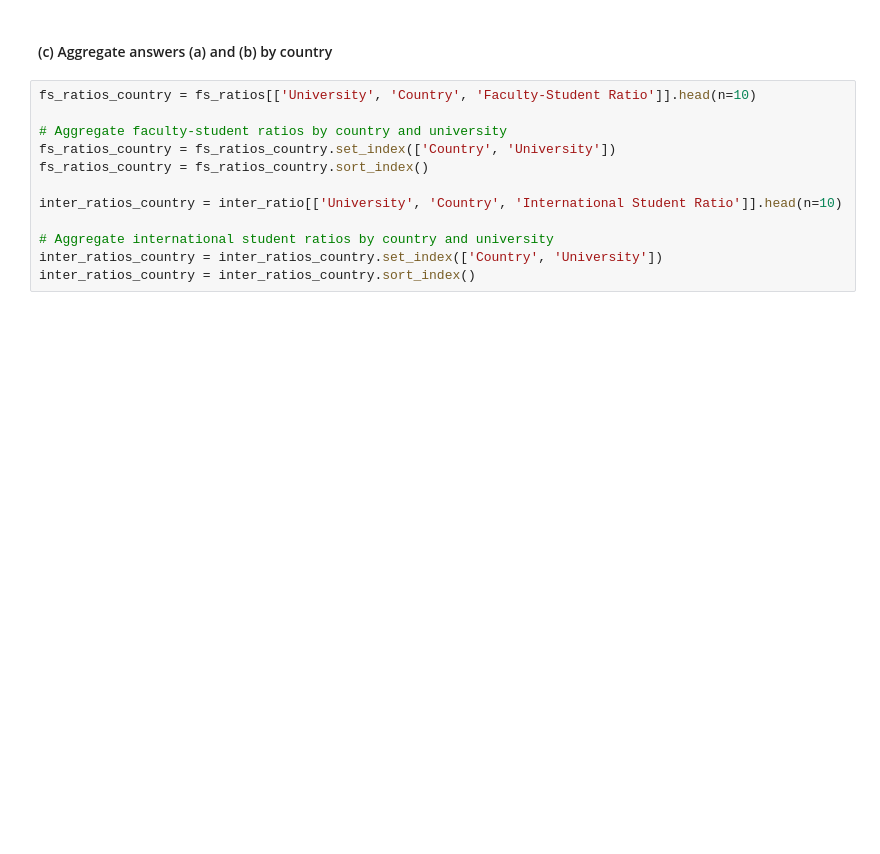
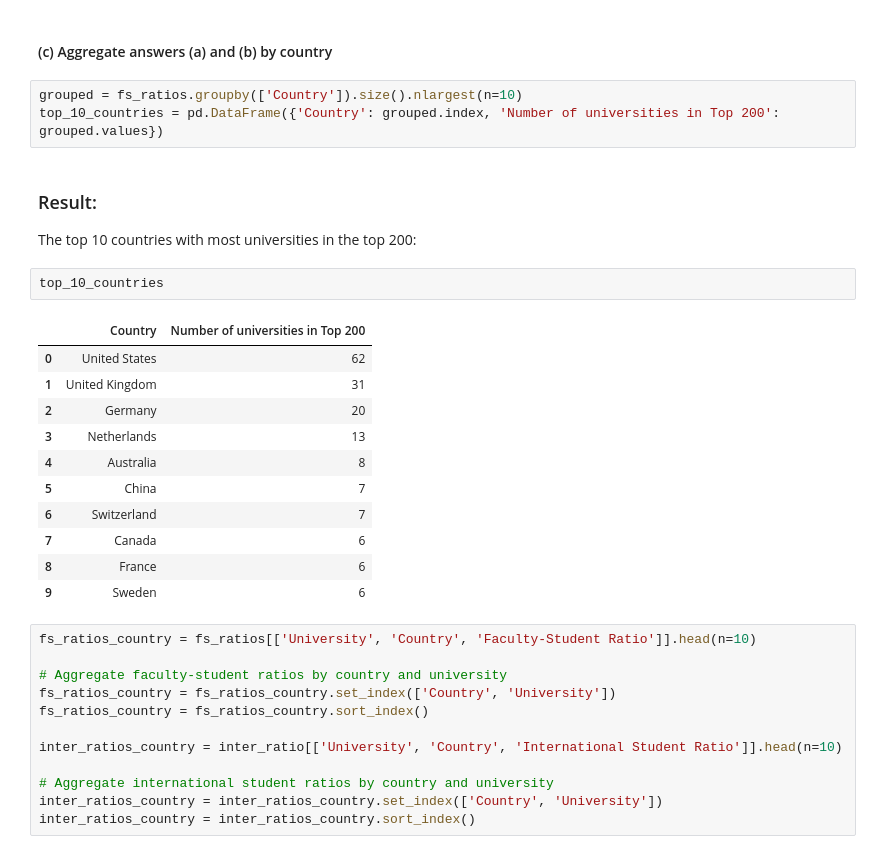
Before and after one commit to GauravPasari/ADA_Group_Tota_Pasari_Prelot, a Jupyter notebook: Homework2.ipynb, the cells around one changed output. Saved outputs shown, nothing was run; the diff lists cells and outputs as text; blank space fills up the shorter version.

Commit message:
Added agg by country and region

```diff
--- a/Homework2.ipynb
+++ b/Homework2.ipynb
@@ -205,6 +205,27 @@ top_10_inter_ratio
 | 25 | The University of Hong Kong | 0.407144 |
 # %% [markdown]
 #### (c) Aggregate answers (a) and (b) by country
+# %%
+grouped = fs_ratios.groupby(['Country']).size().nlargest(n=10)
+top_10_countries = pd.DataFrame({'Country': grouped.index, 'Number of universities in Top 200': grouped.values})
+# %% [markdown]
+### Result:
+
+The top 10 countries with most universities in the top 200:
+# %%
+top_10_countries
+# %% [output]
+|  | Country | Number of universities in Top 200 |
+| 0 | United States | 62 |
+| 1 | United Kingdom | 31 |
+| 2 | Germany | 20 |
+| 3 | Netherlands | 13 |
+| 4 | Australia | 8 |
+| 5 | China | 7 |
+| 6 | Switzerland | 7 |
+| 7 | Canada | 6 |
+| 8 | France | 6 |
+| 9 | Sweden | 6 |
 # %%
 fs_ratios_country = fs_ratios[['University', 'Country', 'Faculty-Student Ratio']].head(n=10)
 
```
Also changed, not shown: parts of 11 cells of this notebook.
